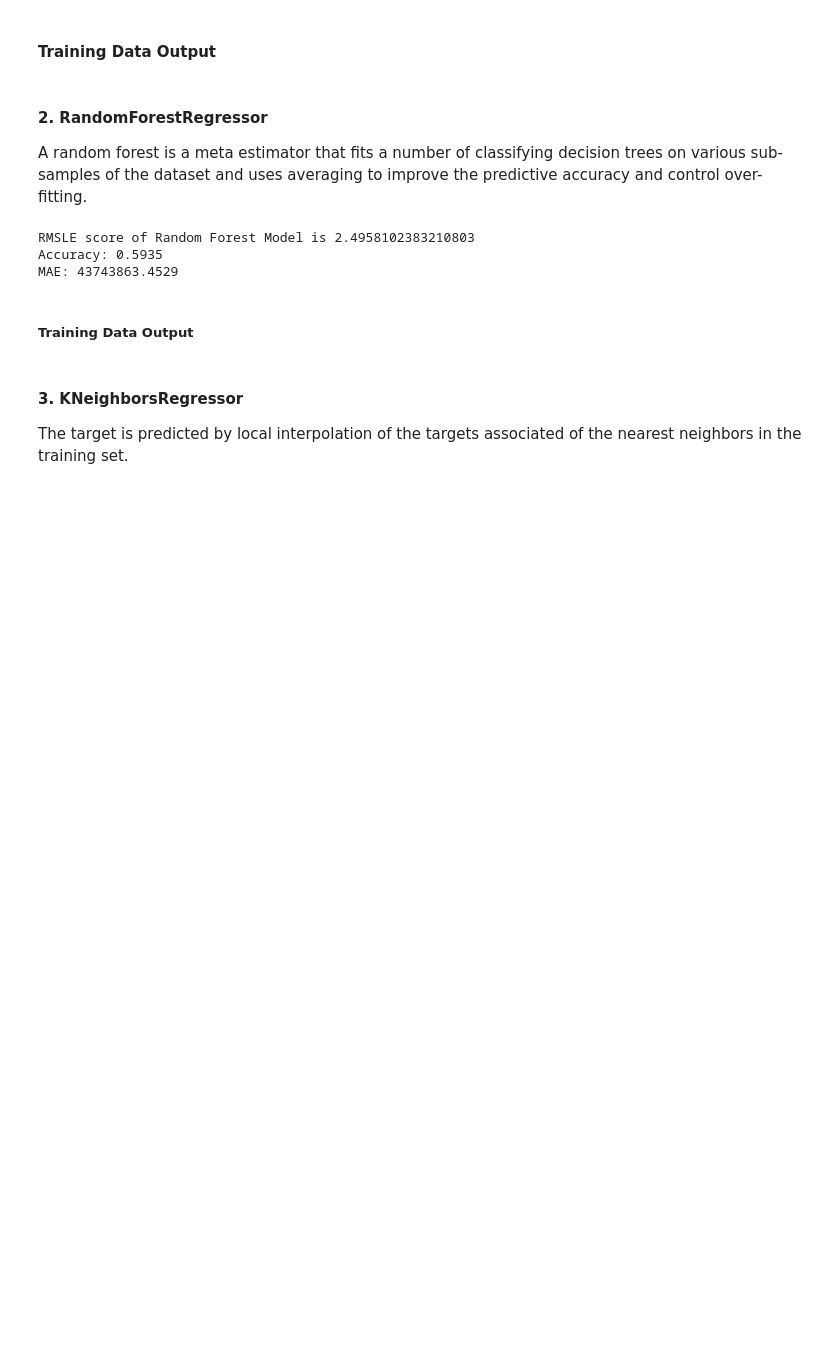
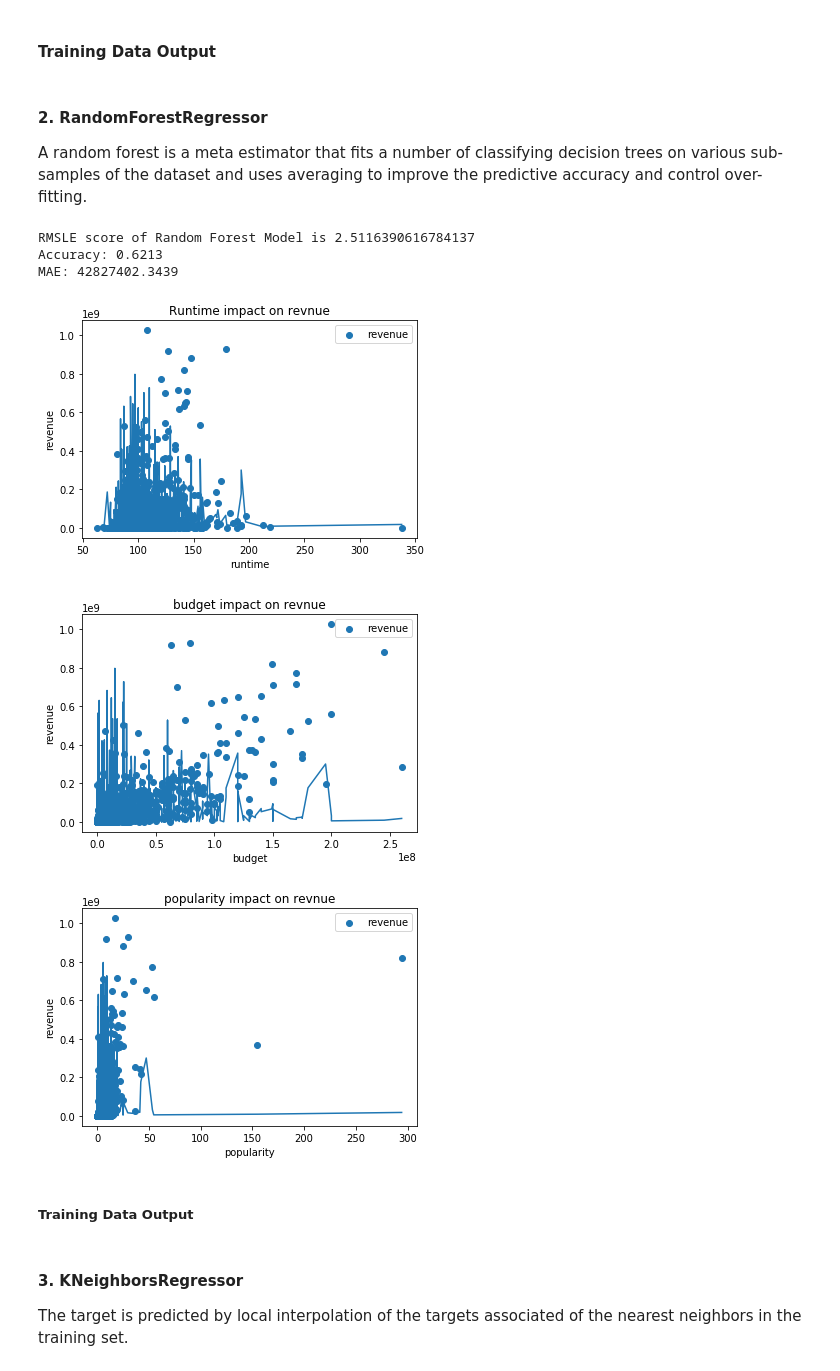
Before and after one commit to RishabhSarkar/Box-Office-Prediction, a Jupyter notebook: tmdb-box-office-prediction/Movie Revenue Prediction.ipynb, the cells around one changed output. Saved outputs shown, nothing was run; the diff lists cells and outputs as text; code cells hidden in the pictures; blank space fills up the shorter version.

```diff
--- a/tmdb-box-office-prediction/Movie Revenue Prediction.ipynb
+++ b/tmdb-box-office-prediction/Movie Revenue Prediction.ipynb
@@ -269,17 +343,24 @@ A random forest is a meta estimator that fits a number of classifying decision t
 # %%
 from sklearn.ensemble import RandomForestRegressor
 
 rf_model = RandomForestRegressor()
 rf_model.fit(X_train, y_train)
 
 y_pred = rf_model.predict(X_val)
 print("RMSLE score of Random Forest Model is {}".format(rmsle(y_val,y_pred)))
 print("Accuracy: {0:.4f}".format(rf_model.score(X_val,y_val)))
 print("MAE: {0:.4f}".format(mean_absolute_error(y_pred, y_val)))
+
+printResult(X_val.runtime, y_val, y_pred, 'runtime', 'revenue', 'Runtime impact on revnue')
+printResult(X_val.budget, y_val, y_pred, 'budget', 'revenue', 'budget impact on revnue')
+printResult(X_val.popularity, y_val, y_pred, 'popularity', 'revenue', 'popularity impact on revnue')
 # %% [output]
-RMSLE score of Random Forest Model is 2.4958102383210803
-Accuracy: 0.5935
-MAE: 43743863.4529
+RMSLE score of Random Forest Model is 2.5116390616784137
+Accuracy: 0.6213
+MAE: 42827402.3439
+[figure, added]
+[figure, added]
+[figure, added]
 # %% [markdown]
 ##### Training Data Output
 # %%
```
Also changed, not shown: parts of 20 cells of this notebook, 5 other files.
